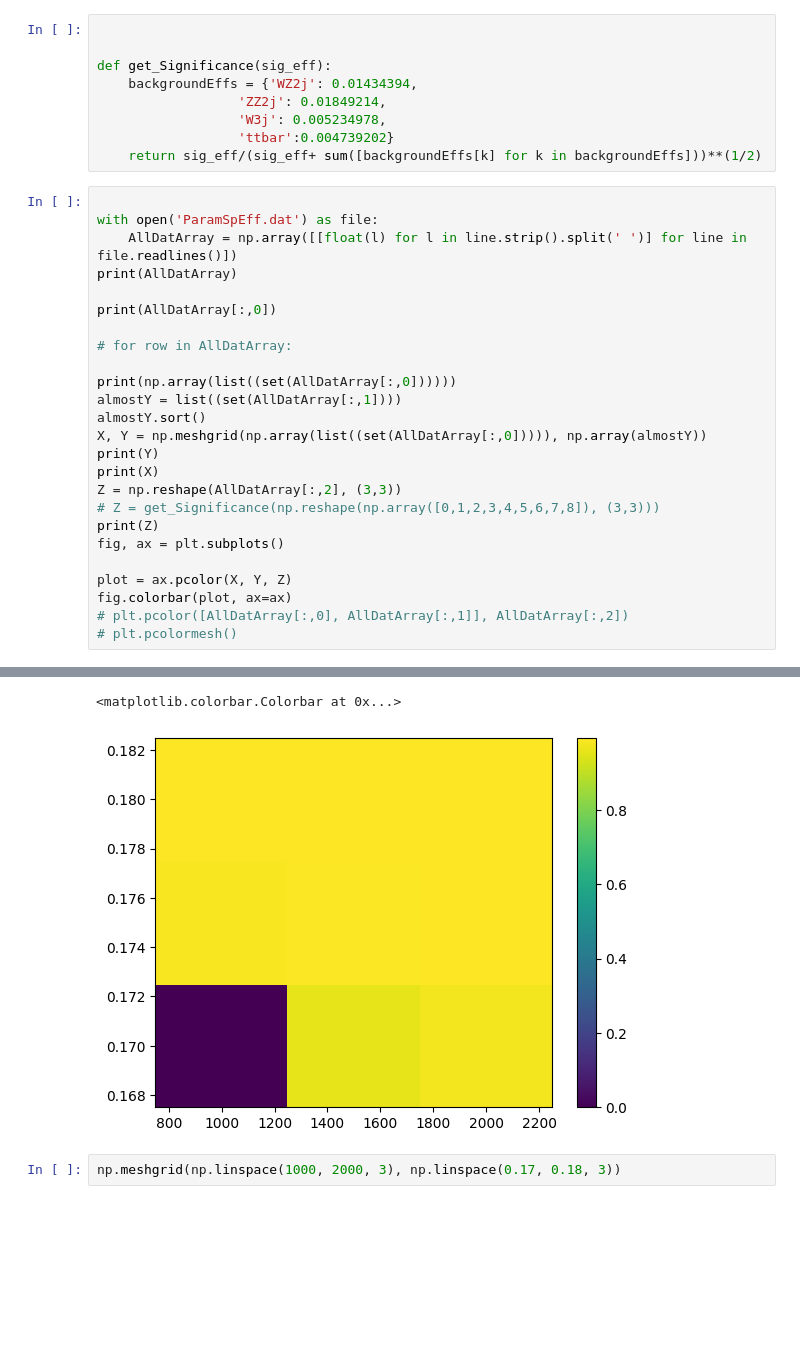
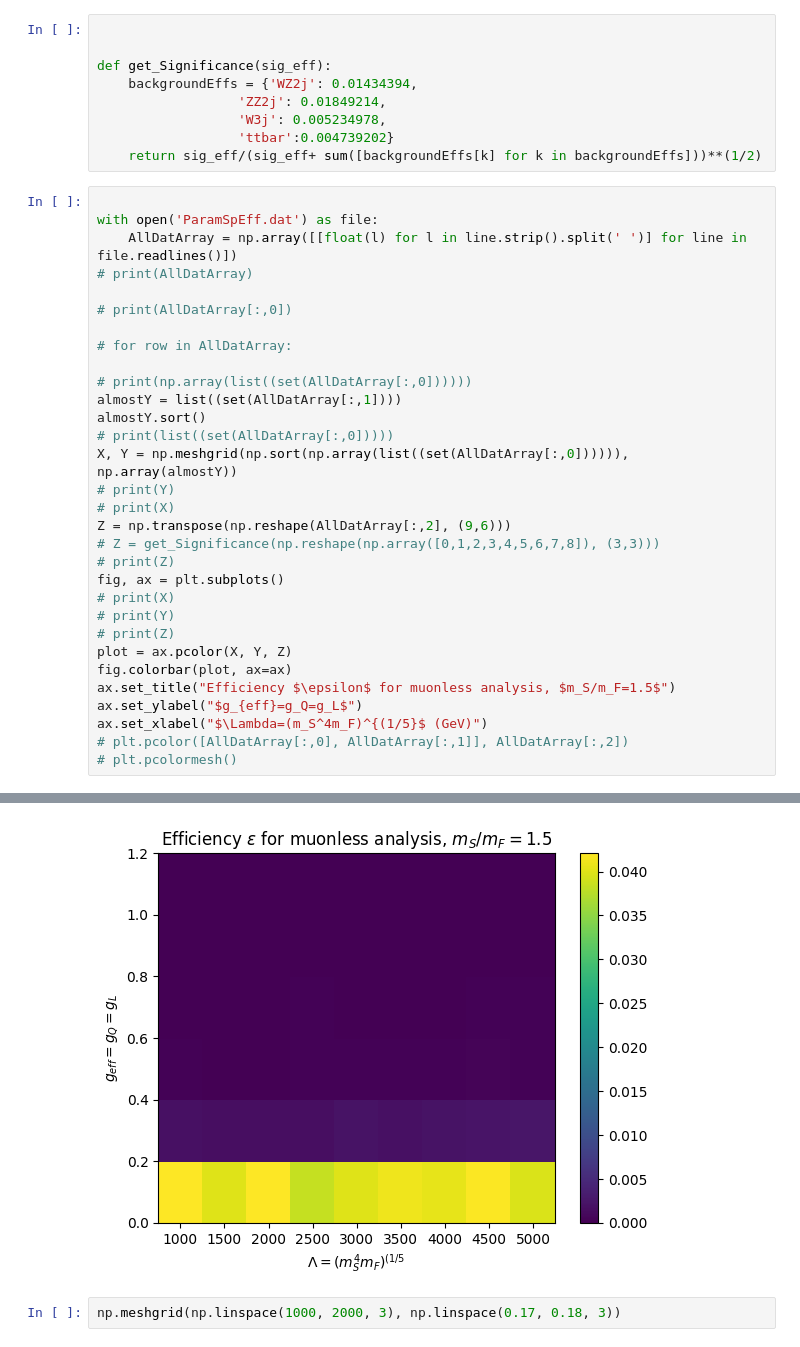
Before and after one commit to dysontk/LFVLNV, a Jupyter notebook: AnalysisAndSuch/Histos.ipynb, the cells around one changed output, grey strips where cells are left out. Cells and saved outputs as stored; diff of their text form; blank space fills up the shorter version.

```diff
--- a/AnalysisAndSuch/Histos.ipynb
+++ b/AnalysisAndSuch/Histos.ipynb
@@ -872,25 +1006,31 @@ def get_Significance(sig_eff):
 
 with open('ParamSpEff.dat') as file:
     AllDatArray = np.array([[float(l) for l in line.strip().split(' ')] for line in file.readlines()])
-print(AllDatArray)
+# print(AllDatArray)
 
-print(AllDatArray[:,0])
+# print(AllDatArray[:,0])
 
 # for row in AllDatArray:
 
-print(np.array(list((set(AllDatArray[:,0])))))
+# print(np.array(list((set(AllDatArray[:,0])))))
 almostY = list((set(AllDatArray[:,1])))
 almostY.sort()
-X, Y = np.meshgrid(np.array(list((set(AllDatArray[:,0])))), np.array(almostY))
-print(Y)
-print(X)
-Z = np.reshape(AllDatArray[:,2], (3,3))
+# print(list((set(AllDatArray[:,0]))))
+X, Y = np.meshgrid(np.sort(np.array(list((set(AllDatArray[:,0]))))), np.array(almostY))
+# print(Y)
+# print(X)
+Z = np.transpose(np.reshape(AllDatArray[:,2], (9,6)))
 # Z = get_Significance(np.reshape(np.array([0,1,2,3,4,5,6,7,8]), (3,3)))
-print(Z)
+# print(Z)
 fig, ax = plt.subplots()
-
+# print(X)
+# print(Y)
+# print(Z)
 plot = ax.pcolor(X, Y, Z)
 fig.colorbar(plot, ax=ax)
+ax.set_title("Efficiency $\epsilon$ for muonless analysis, $m_S/m_F=1.5$")
+ax.set_ylabel("$g_{eff}=g_Q=g_L$")
+ax.set_xlabel("$\Lambda=(m_S^4m_F)^{(1/5}$ (GeV)")
 # plt.pcolor([AllDatArray[:,0], AllDatArray[:,1]], AllDatArray[:,2])
 # plt.pcolormesh()
 # %% [output]
@@ -917,5 +1038,4 @@ fig.colorbar(plot, ax=ax)
-<matplotlib.colorbar.Colorbar at 0x...>
-[figure, old version]
+[figure, new version]
 # %%
 np.meshgrid(np.linspace(1000, 2000, 3), np.linspace(0.17, 0.18, 3))
 # %% [output]
```
Also changed, not shown: parts of 10 cells of this notebook, 2 other files.
